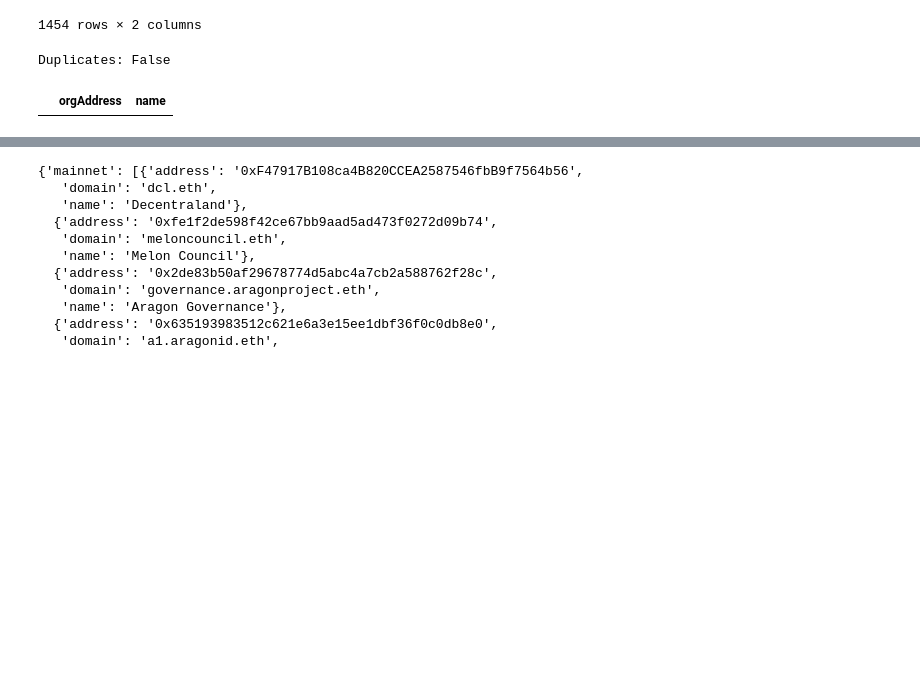
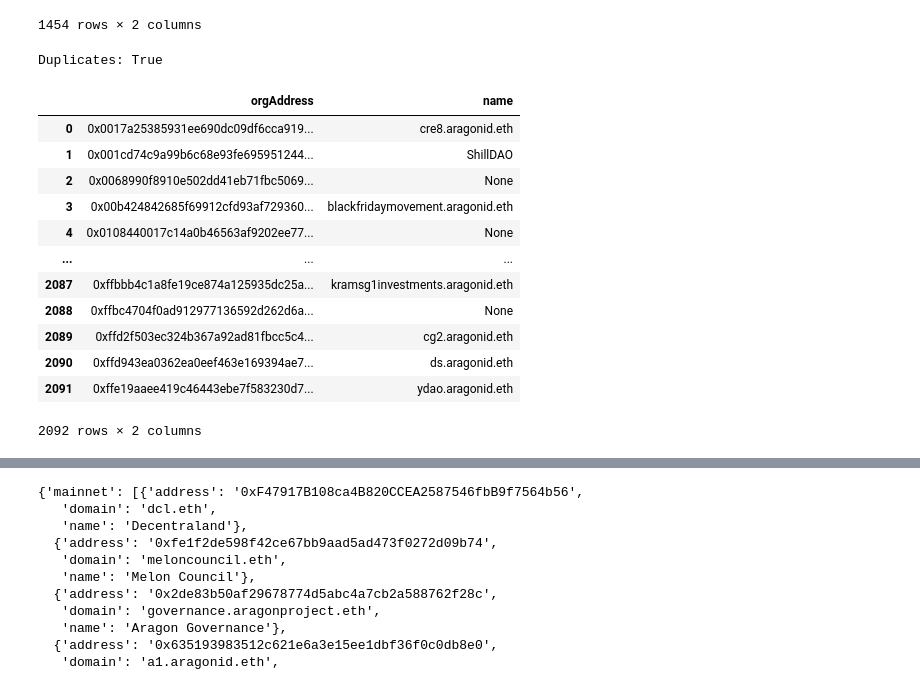
Before and after one commit to Grasia/dao-analyzer, a Jupyter notebook: scripts/archive/names.ipynb, the cells around one changed output, grey strips where cells are left out. Saved outputs shown, nothing was run; the diff lists cells and outputs as text; code cells hidden in the pictures; blank space fills up the shorter version.

```diff
--- a/scripts/archive/names.ipynb
+++ b/scripts/archive/names.ipynb
@@ -28,17 +28,26 @@ Duplicates: False
 | 1453 | 0xd76553f3fe4aba47212c7438ea5d497... | NaN |
 1454 rows × 2 columns
 # %%
-if ORGS_PATH.is_file():
-    dfo = pd.read_feather(ORGS_PATH)
-else:
-    dfo = pd.DataFrame(columns=['network', 'orgAddress', 'name'])
+dfo = pd.read_feather(ORGS_PATH)
 dfo = dfo[dfo['network'] == 'mainnet']
 dfo = dfo[['orgAddress', 'name']]
 print("Duplicates:", dfo.duplicated('orgAddress').any())
 dfo
 # %% [output]
-Duplicates: False
+Duplicates: True
 |  | orgAddress | name |
+| 0 | 0x0017a25385931ee690dc09df6cca919... | cre8.aragonid.eth |
+| 1 | 0x001cd74c9a99b6c68e93fe695951244... | ShillDAO |
+| 2 | 0x0068990f8910e502dd41eb71fbc5069... | None |
+| 3 | 0x00b424842685f69912cfd93af729360... | blackfridaymovement.aragonid.eth |
+| 4 | 0x0108440017c14a0b46563af9202ee77... | None |
+| ... | ... | ... |
+| 2087 | 0xffbbb4c1a8fe19ce874a125935dc25a... | kramsg1investments.aragonid.eth |
+| 2088 | 0xffbc4704f0ad912977136592d262d6a... | None |
+| 2089 | 0xffd2f503ec324b367a92ad81fbcc5c4... | cg2.aragonid.eth |
+| 2090 | 0xffd943ea0362ea0eef463e169394ae7... | ds.aragonid.eth |
+| 2091 | 0xffe19aaee419c46443ebe7f583230d7... | ydao.aragonid.eth |
+2092 rows × 2 columns
 # %%
 dfm = dfo.merge(df, left_on='orgAddress', right_on='ADDRESS').drop(columns=['ADDRESS'])
 dfm = dfm.dropna(subset='ENS_NAME')
```
Also changed, not shown: parts of 7 cells of this notebook.
